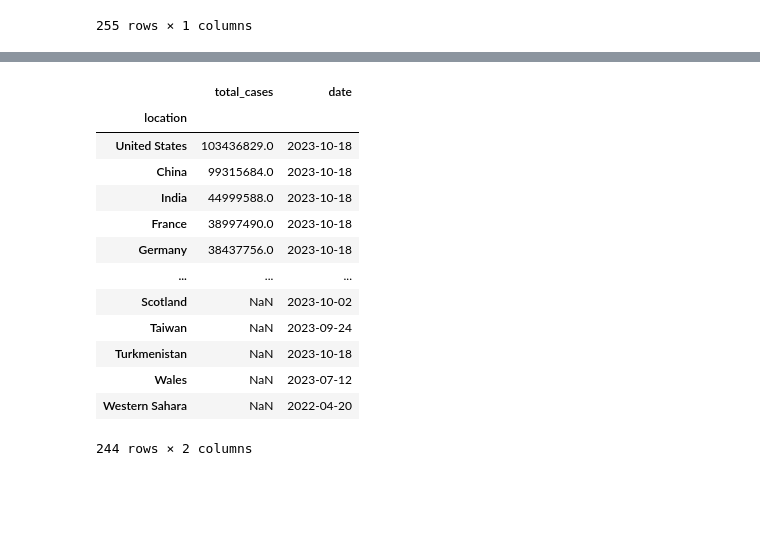
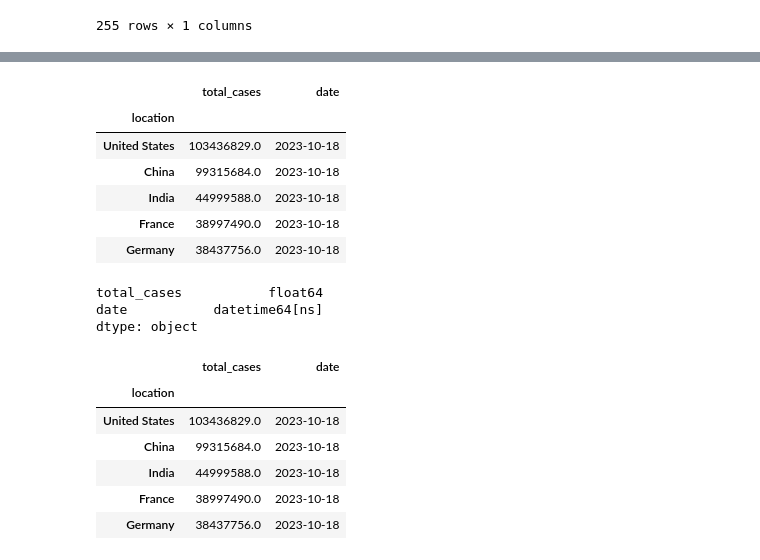
Before and after one commit to datla-ria/Project-1, a Jupyter notebook: project-1.ipynb, the cells around one changed output, grey strips where cells are left out. Saved outputs shown, nothing was run; the diff lists cells and outputs as text; code cells hidden in the pictures; blank space fills up the shorter version.

```diff
--- a/project-1.ipynb
+++ b/project-1.ipynb
@@ -317,31 +294,41 @@ location_population_max.head(30)
 # %%
+# drop unneeded rows and group by location, total cases, date
 total_cases = covid_data_df[['location', 'total_cases', 'date']]
 total_cases_max = total_cases.groupby('location').max()
 total_cases_max = total_cases_max.sort_values('total_cases', ascending=False)
 total_cases_max = total_cases_max.drop('Lower middle income',)
 total_cases_max = total_cases_max.drop('Upper middle income')
 total_cases_max = total_cases_max.drop('World')
 total_cases_max = total_cases_max.drop('Asia')
 total_cases_max = total_cases_max.drop('Africa')
 total_cases_max = total_cases_max.drop('High income')
 total_cases_max = total_cases_max.drop('Low income')
 total_cases_max = total_cases_max.drop('European Union')
 total_cases_max = total_cases_max.drop('North America')
 total_cases_max = total_cases_max.drop('Europe')
 total_cases_max = total_cases_max.drop('South America')
-total_cases_max
+total_cases_max.head()
 # %% [output]
 |  | total_cases | date |
 | location |  |  |
 | United States | 103436829.0 | 2023-10-18 |
 | China | 99315684.0 | 2023-10-18 |
 | India | 44999588.0 | 2023-10-18 |
 | France | 38997490.0 | 2023-10-18 |
 | Germany | 38437756.0 | 2023-10-18 |
-| ... | ... | ... |
-| Scotland | NaN | 2023-10-02 |
-| Taiwan | NaN | 2023-09-24 |
-| Turkmenistan | NaN | 2023-10-18 |
-| Wales | NaN | 2023-07-12 |
-| Western Sahara | NaN | 2022-04-20 |
-244 rows × 2 columns
+# %%
+# convert date to datetime
+total_cases_max['date'] = pd.to_datetime(total_cases_max['date'])
+print(total_cases_max.dtypes)
+total_cases_max.head()
+# %% [output]
+total_cases           float64
+date           datetime64[ns]
+dtype: object
+|  | total_cases | date |
+| location |  |  |
+| United States | 103436829.0 | 2023-10-18 |
+| China | 99315684.0 | 2023-10-18 |
+| India | 44999588.0 | 2023-10-18 |
+| France | 38997490.0 | 2023-10-18 |
+| Germany | 38437756.0 | 2023-10-18 |
```
Also changed, not shown: parts of 15 cells of this notebook.
